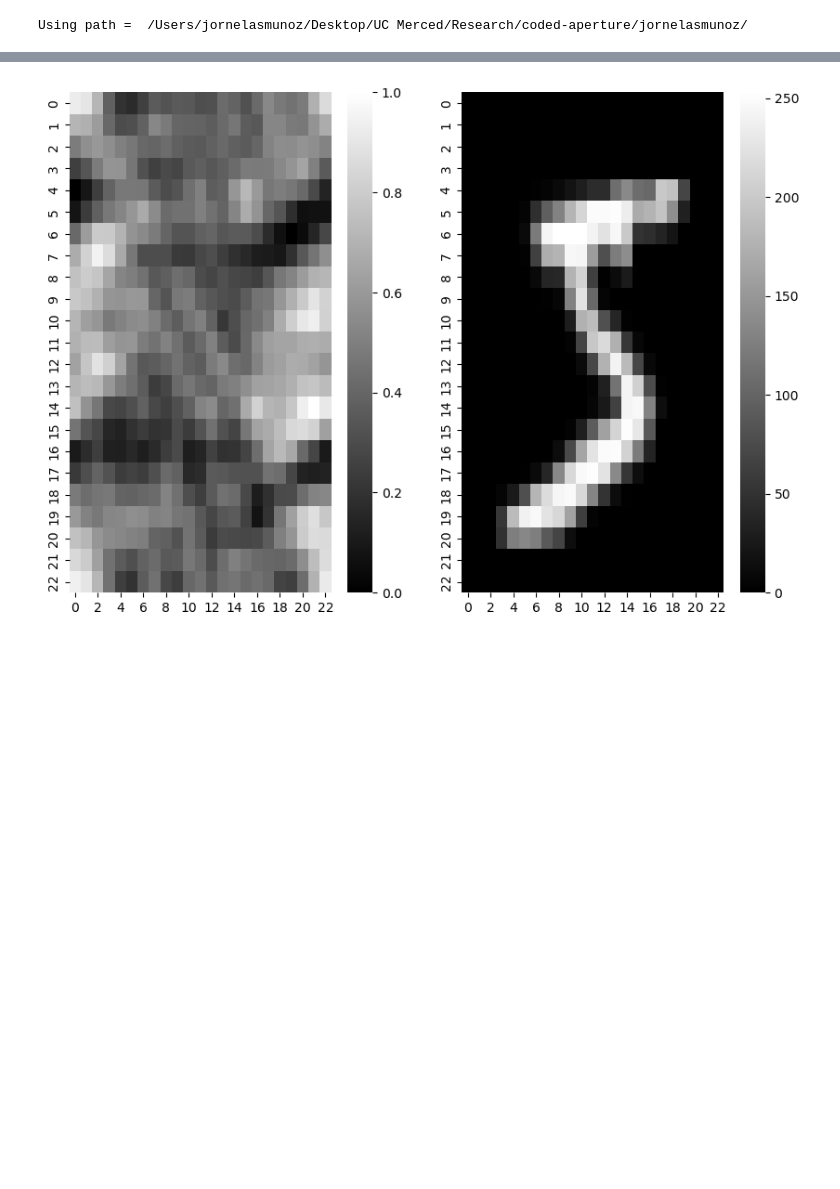
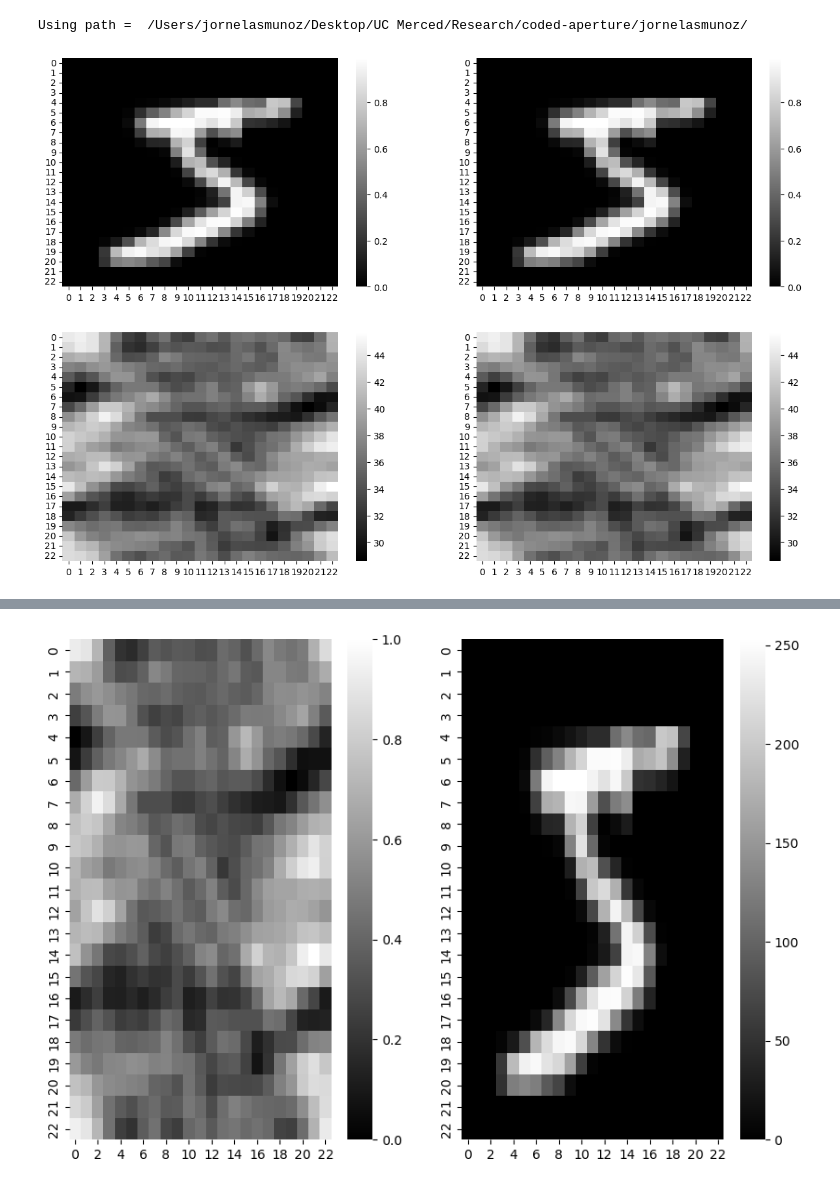
Before and after one commit to jornelasmunoz/UCM_Undergraduate_Research, a Jupyter notebook: jornelasmunoz/notebooks/Untitled.ipynb, the cells around one changed output, grey strips where cells are left out. Cells and saved outputs as stored; diff of their text form; code cells hidden in the pictures; blank space fills up the shorter version.

```diff
--- a/jornelasmunoz/notebooks/Untitled.ipynb
+++ b/jornelasmunoz/notebooks/Untitled.ipynb
@@ -27,3 +45,14 @@ mura_data = MNIST_MURA('../data/MNIST/', params, transform=None, target_transfor
+# %%
+fig, axs = plt.subplots(2,2, figsize=(15,10))
+axs = axs.ravel()
+sns.heatmap(mura_data.targets[0].squeeze(0), cmap='gray', ax=axs[0])
+
+sns.heatmap(mura_data.data[0].squeeze(0), cmap='gray', ax=axs[2])
+sns.heatmap(loader.dataset[0]['target'].squeeze(0), cmap='gray', ax=axs[1])
+sns.heatmap(loader.dataset[0]['img'].squeeze(0), cmap='gray', ax=axs[3])
+plt.show()
+# %% [output]
+[figure, added]
 # %%
 A = mura_data.A
 G = mura_data.G
```
Also changed, not shown: parts of 6 cells of this notebook, 3 other files.
